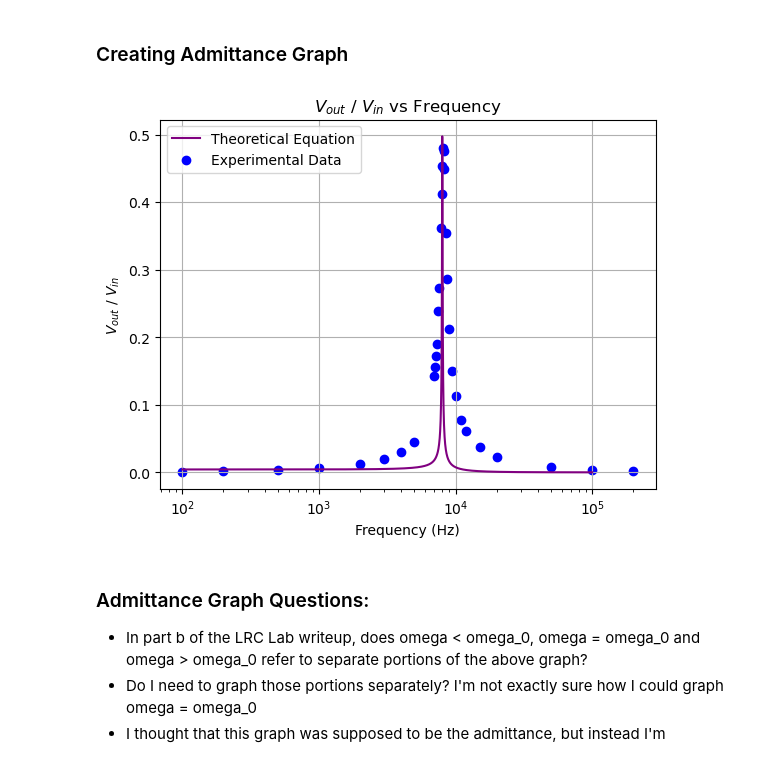
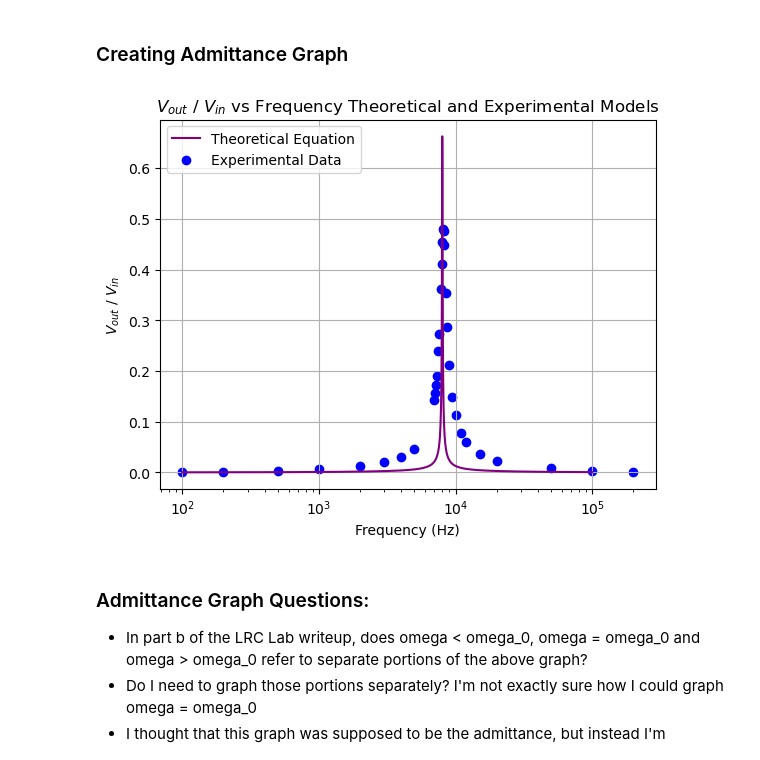
Before and after one commit to xspoole/PhysicsNotebooks, a Jupyter notebook: PH424_Lab1.ipynb, the cells around one changed output. Drawn from its saved outputs; the diff is of its cells as text; code cells hidden in the pictures.

```diff
--- a/PH424_Lab1.ipynb
+++ b/PH424_Lab1.ipynb
@@ -45,11 +45,11 @@ def admittance_func(x):
     L = 0.022
     C = 1.8 * 10**-8
 
-    numerator = (6 * 10**3) / L
+    numerator = (6) / L
     f0 = (1 / np.sqrt(L * C)) / (2 * np.pi)
     denominator = np.sqrt((f0**2 - x**2)**2 + 4*(R / (2*L)) * x**2)
 
-    admittance = numerator / denominator
+    admittance = (x * (numerator / denominator)) / 6
     return admittance
 
 frequencies = np.linspace(100, 100000, 5000)
@@ -58,19 +58,19 @@ voltage = admittance_func(frequencies)
 # %%
 x_axis = df['Freq. In (Hz)']
 y_axis = df['Vout/Vin']
 
 plt.semilogx()
 
 plt.plot(frequencies, voltage, color = 'purple', label = 'Theoretical Equation')
 plt.scatter(x_axis, y_axis, color='blue', label = 'Experimental Data')
 plt.xlabel('Frequency (Hz)')
 plt.ylabel(r'$V_{out}$ / $V_{in}$')
-plt.title(r'$V_{out}$ / $V_{in}$ vs Frequency')
+plt.title(r'$V_{out}$ / $V_{in}$ vs Frequency Theoretical and Experimental Models')
 plt.grid(True)
 plt.legend(loc = 'upper left')
 plt.savefig('../Lab1_Admittance')
 # %% [output]
-[figure, old version]
+[figure, new version]
 # %% [markdown]
 ### Admittance Graph Questions:
 - In part b of the LRC Lab writeup, does omega < omega_0, omega = omega_0 and omega > omega_0 refer to separate portions of the above graph?
```
Also changed, not shown: parts of 1 cell of this notebook.
